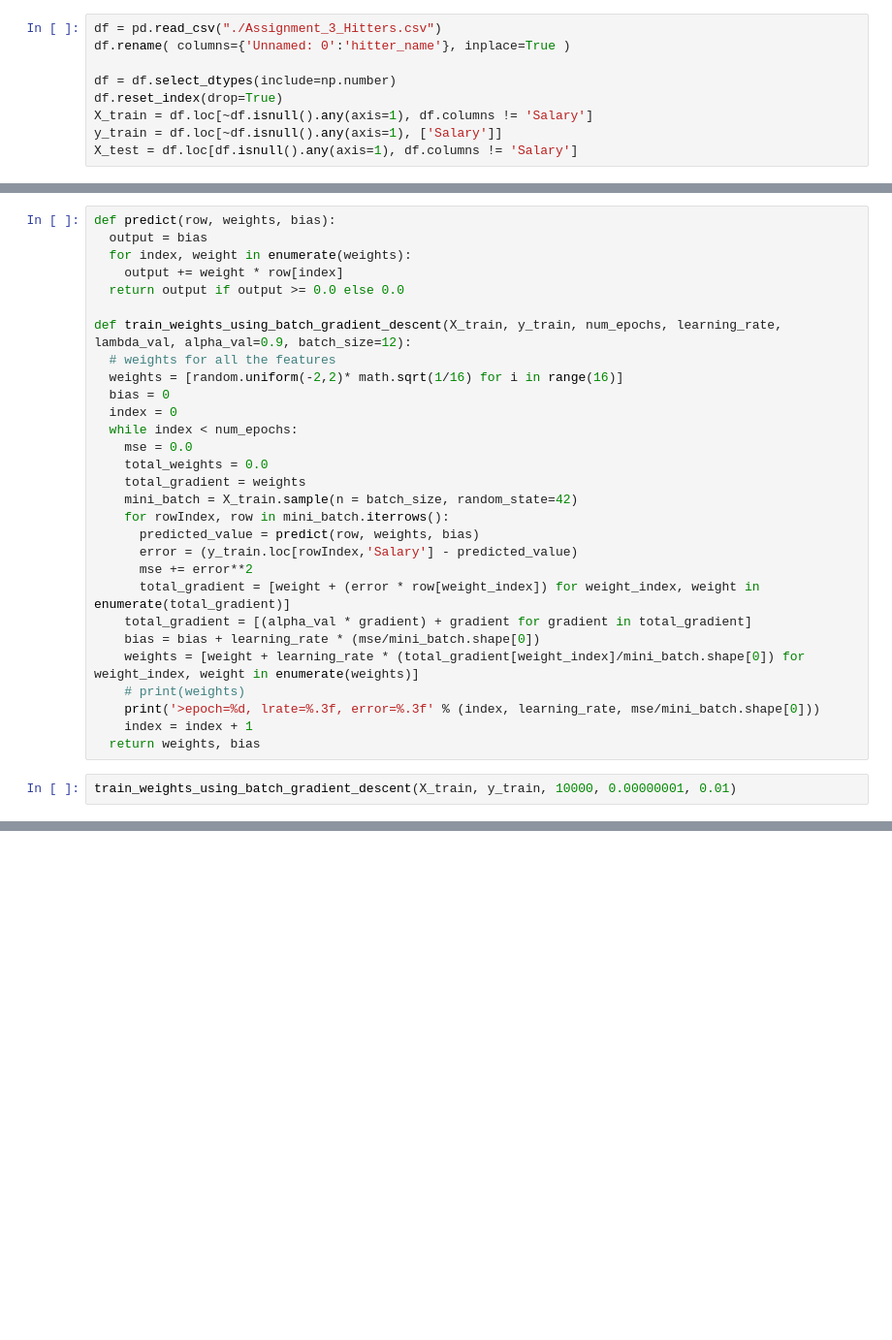
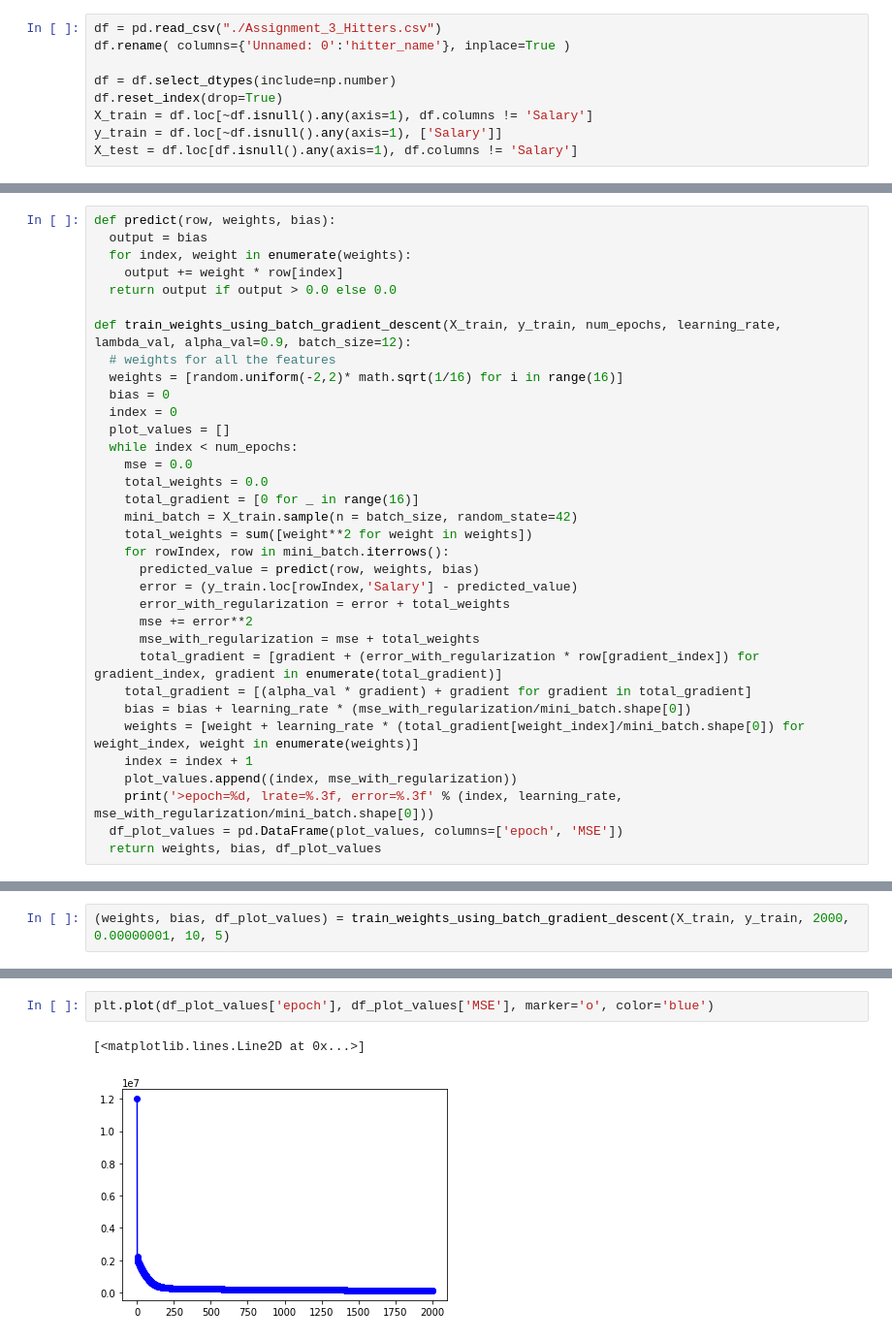
Before and after one commit to GuptaNavdeep1983/CS688, a Jupyter notebook: 767_assignment3.ipynb, the cells around one changed output, grey strips where cells are left out. Shown at 97% size. Drawn from its saved outputs; the diff is of its cells as text; blank space fills up the shorter version.

```diff
--- a/767_assignment3.ipynb
+++ b/767_assignment3.ipynb
@@ -27,29 +20,32 @@ def predict(row, weights, bias):
   output = bias
   for index, weight in enumerate(weights):
     output += weight * row[index]
-  return output if output >= 0.0 else 0.0
+  return output if output > 0.0 else 0.0
 
 def train_weights_using_batch_gradient_descent(X_train, y_train, num_epochs, learning_rate, lambda_val, alpha_val=0.9, batch_size=12):
   # weights for all the features
   weights = [random.uniform(-2,2)* math.sqrt(1/16) for i in range(16)]
   bias = 0
   index = 0
+  plot_values = []
   while index < num_epochs:
     mse = 0.0
     total_weights = 0.0
-    total_gradient = weights
+    total_gradient = [0 for _ in range(16)]
     mini_batch = X_train.sample(n = batch_size, random_state=42)
+    total_weights = sum([weight**2 for weight in weights])
     for rowIndex, row in mini_batch.iterrows():
       predicted_value = predict(row, weights, bias)
       error = (y_train.loc[rowIndex,'Salary'] - predicted_value)
+      error_with_regularization = error + total_weights
       mse += error**2
-      total_gradient = [weight + (error * row[weight_index]) for weight_index, weight in enumerate(total_gradient)]
+      mse_with_regularization = mse + total_weights
+      total_gradient = [gradient + (error_with_regularization * row[gradient_index]) for gradient_index, gradient in enumerate(total_gradient)]
     total_gradient = [(alpha_val * gradient) + gradient for gradient in total_gradient]
-    bias = bias + learning_rate * (mse/mini_batch.shape[0])
+    bias = bias + learning_rate * (mse_with_regularization/mini_batch.shape[0])
     weights = [weight + learning_rate * (total_gradient[weight_index]/mini_batch.shape[0]) for weight_index, weight in enumerate(weights)]
-    # print(weights)
-    print('>epoch=%d, lrate=%.3f, error=%.3f' % (index, learning_rate, mse/mini_batch.shape[0]))
     index = index + 1
-  return weights, bias
+    plot_values.append((index, mse_with_regularization))
+    print('>epoch=%d, lrate=%.3f, error=%.3f' % (index, learning_rate, mse_with_regularization/mini_batch.shape[0]))
+  df_plot_values = pd.DataFrame(plot_values, columns=['epoch', 'MSE'])
+  return weights, bias, df_plot_values
-# %%
-train_weights_using_batch_gradient_descent(X_train, y_train, 10000, 0.00000001, 0.01)
@@ -90,0 +52,2 @@ Streaming output truncated to the last 5000 lines.
+# %%
+(weights, bias, df_plot_values) = train_weights_using_batch_gradient_descent(X_train, y_train, 2000, 0.00000001, 10, 5)
@@ -90,0 +72,5 @@ Streaming output truncated to the last 5000 lines.
+# %%
+plt.plot(df_plot_values['epoch'], df_plot_values['MSE'], marker='o', color='blue')
+# %% [output]
+[<matplotlib.lines.Line2D at 0x...>]
+[figure, added]
```
Also changed, not shown: parts of 5 cells of this notebook.
